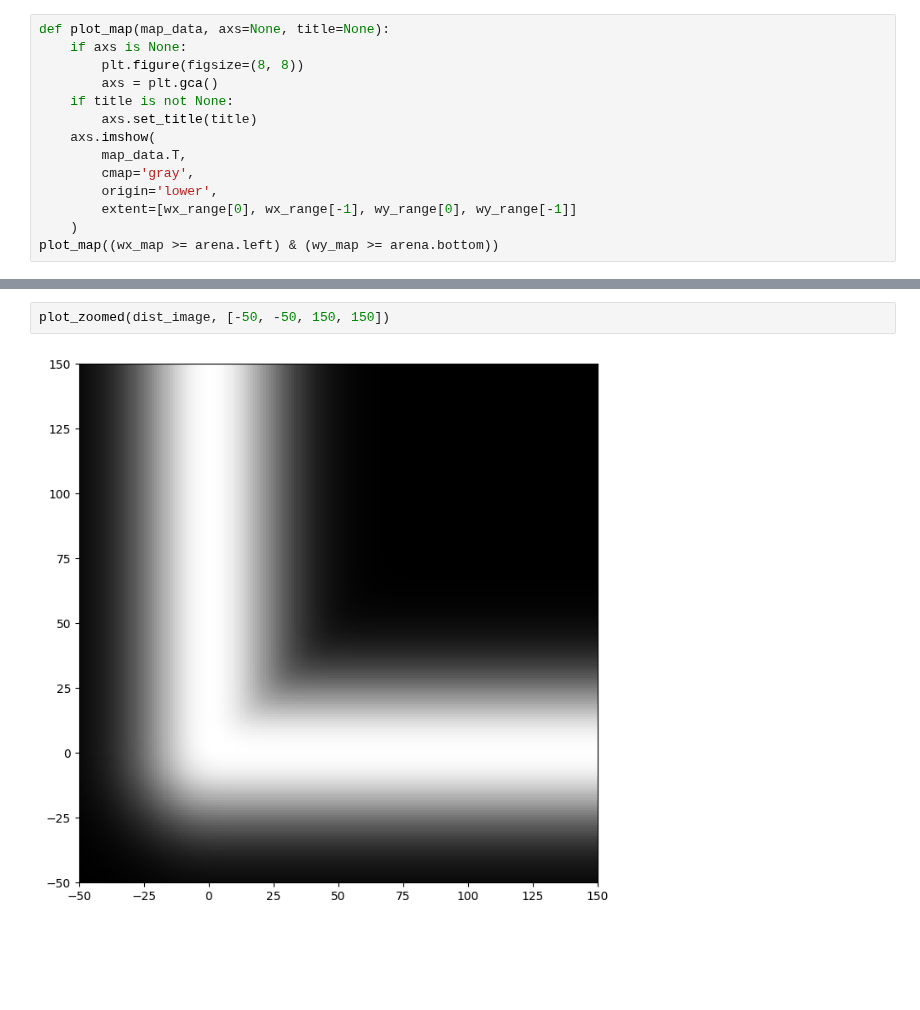
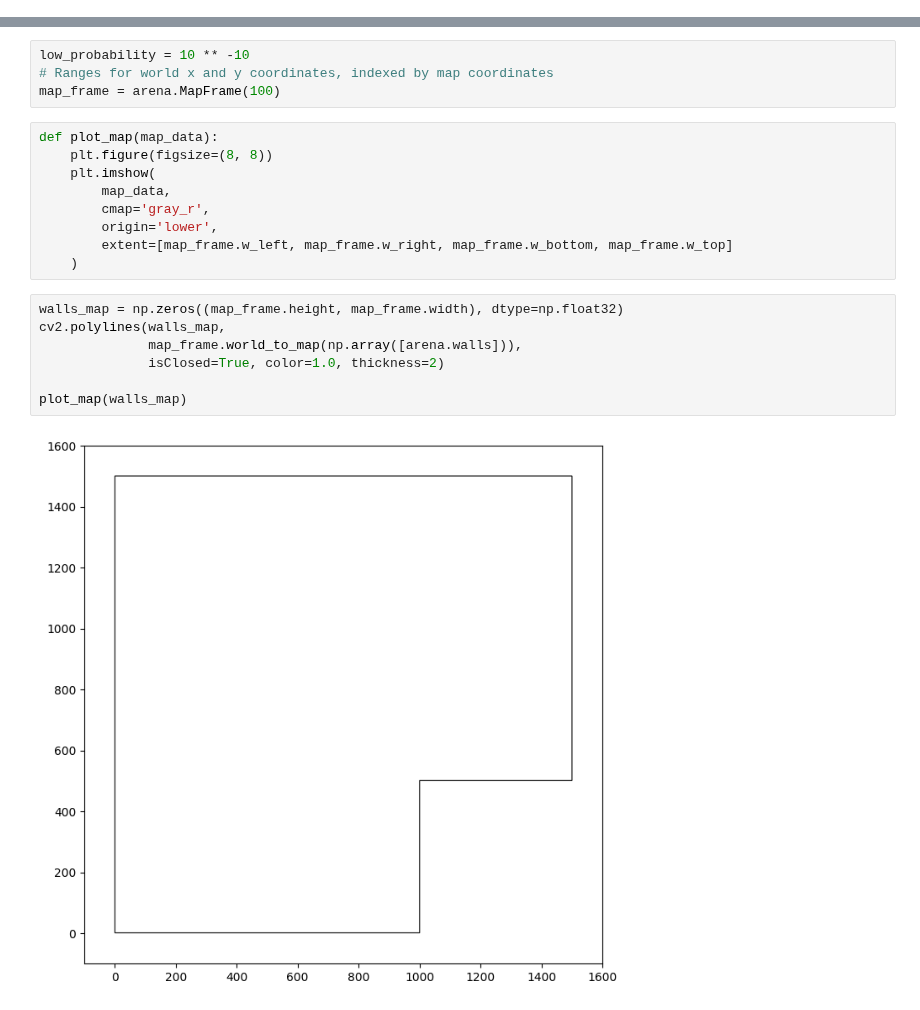
Before and after one commit to PacktPublishing/Learn-Robotics-Programming-3rd-edition, a Jupyter notebook: experiments/boundary_probabilities.ipynb, the cells around one changed output, grey strips where cells are left out. Saved outputs shown, nothing was run; the diff lists cells and outputs as text; blank space fills up the shorter version.

```diff
--- a/experiments/boundary_probabilities.ipynb
+++ b/experiments/boundary_probabilities.ipynb
@@ -26,14 +7,0 @@ wx_map shape (1700, 1700)
-# %%
-def plot_map(map_data, axs=None, title=None):
-    if axs is None:
-        plt.figure(figsize=(8, 8))
-        axs = plt.gca()
-    if title is not None:
-        axs.set_title(title)
-    axs.imshow(
-        map_data.T,
-        cmap='gray',
-        origin='lower',
-        extent=[wx_range[0], wx_range[-1], wy_range[0], wy_range[-1]]
-    )
-plot_map((wx_map >= arena.left) & (wy_map >= arena.bottom))
@@ -116,4 +8,22 @@ plot_map(dist_image)
-# %%
-plot_zoomed(dist_image, [-50, -50, 150, 150])
-# %% [output]
-[figure, removed]
+# %%
+low_probability = 10 ** -10
+# Ranges for world x and y coordinates, indexed by map coordinates
+map_frame = arena.MapFrame(100)
+# %%
+def plot_map(map_data):
+    plt.figure(figsize=(8, 8))
+    plt.imshow(
+        map_data,
+        cmap='gray_r',
+        origin='lower',
+        extent=[map_frame.w_left, map_frame.w_right, map_frame.w_bottom, map_frame.w_top]
+    )
+# %%
+walls_map = np.zeros((map_frame.height, map_frame.width), dtype=np.float32)
+cv2.polylines(walls_map,
+              map_frame.world_to_map(np.array([arena.walls])),
+              isClosed=True, color=1.0, thickness=2)
+
+plot_map(walls_map)
+# %% [output]
+[figure, added]
```
Also changed, not shown: parts of 18 cells of this notebook, 4 other files.
